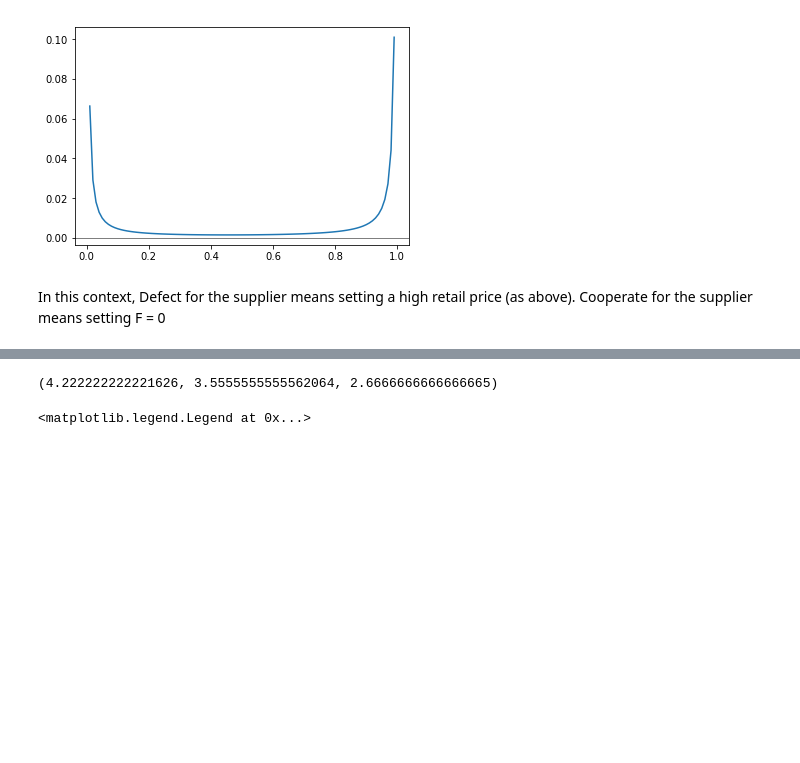
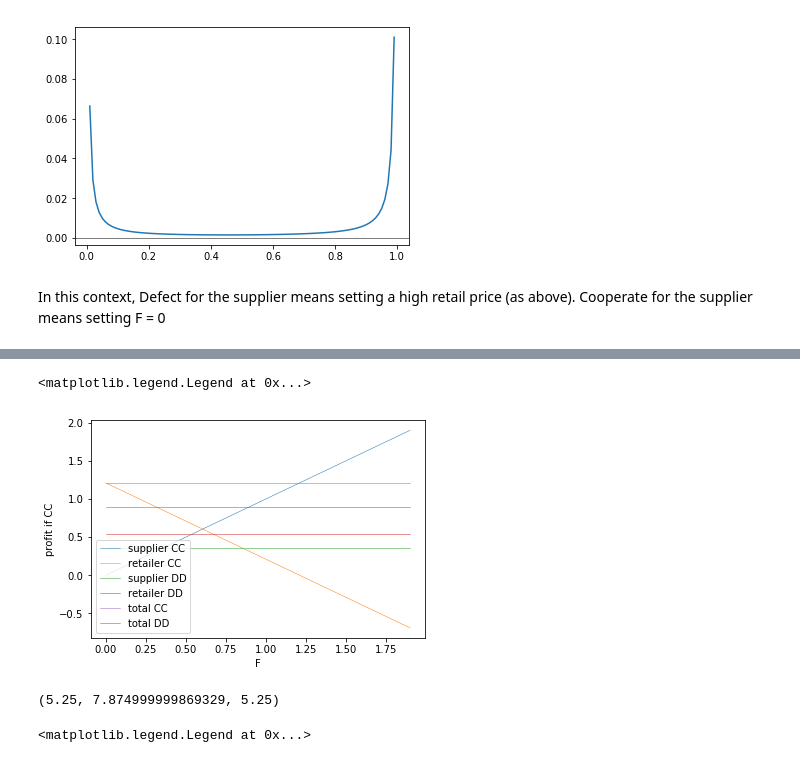
Before and after one commit to delphinevendryes/cs136-project, a Jupyter notebook: CS136-project.ipynb, the cells around one changed output, grey strips where cells are left out. Saved outputs shown, nothing was run; the diff lists cells and outputs as text; code cells hidden in the pictures; blank space fills up the shorter version.

```diff
--- a/CS136-project.ipynb
+++ b/CS136-project.ipynb
@@ -426,7 +426,7 @@ multiple players
 probabilistic
 # %%
 def retailProfit(mu1, p1, w1, F):
-    return 100 *(p1-w1) * p1**mu1 + F
+    return 100 *(p1-w1) * p1**mu1 - F
 
 def integratedProfit(mu1, c1, p1):
     return 100*(p1-c1)* p1**mu1
@@ -435,7 +435,7 @@ def diffRetailProfit(mu1, p1, w1):
     return p1**mu1 + mu1 * (p1-w1) * p1**(mu1-1)
 
 def wholesaleProfit(mu1, w1, c1, p1, F):
-    return 100 * (w1-c1) * p1**mu1 - F
+    return 100 * (w1-c1) * p1**mu1 + F
 
 def diffWholesaleProfit(p1, mu1, w1, c1):
     return p1**mu1 + (w1-c1)* mu1 * p1**(mu1-1) * (p1/ ( (mu1+1) * p1 - (mu1-1)* w1) )
@@ -466,7 +466,6 @@ def maxProfits(mu1, c1):
 def min_discount_factor_supplier(m):
     return (m[0, 1] - m[0,0]) / (m[0, 1] - m[1, 1])
 
-
 def min_discount_factor_retailer(m):
     return (m[1, 0] - m[0,0]) / (m[1,0] - m[1, 1])
 # %%
@@ -542,7 +552,23 @@ plt.legend()
+# %%
+plt.plot(FF, ps_cc, label = 'supplier CC', lw = 0.5)
+plt.plot(FF, pr_cc, label = 'retailer CC', lw = 0.5)
+plt.plot(FF, ps_dd, label = 'supplier DD', lw = 0.5)
+plt.plot(FF, pr_dd, label = 'retailer DD', lw = 0.5)
+
+plt.plot(FF, [ps_cc[i] + pr_cc[i] for i in range(len(ps_cc)) ], label = 'total CC', lw = 0.5)
+plt.plot(FF, [pr_dd[i] + ps_dd[i] for i in range(len(ps_cc)) ], label = 'total DD', lw = 0.5)
+
+plt.xlabel('F')
+plt.ylabel('profit if CC')
+#plt.hline(x=1)
+plt.legend()
+# %% [output]
+<matplotlib.legend.Legend at 0x...>
+[figure, added]
 # %%
-maxRetailProfit(mu1, c1, w1+0.5)[0], p1, p1_int
+maxRetailProfit(mu1, c1, w1)[0], p1, p1_int
 # %% [output]
-(4.222222222221626, 3.5555555555562064, 2.6666666666666665)
+(5.25, 7.874999999869329, 5.25)
 # %%
 nrounds = 30
 
```
Also changed, not shown: parts of 6 cells of this notebook.
